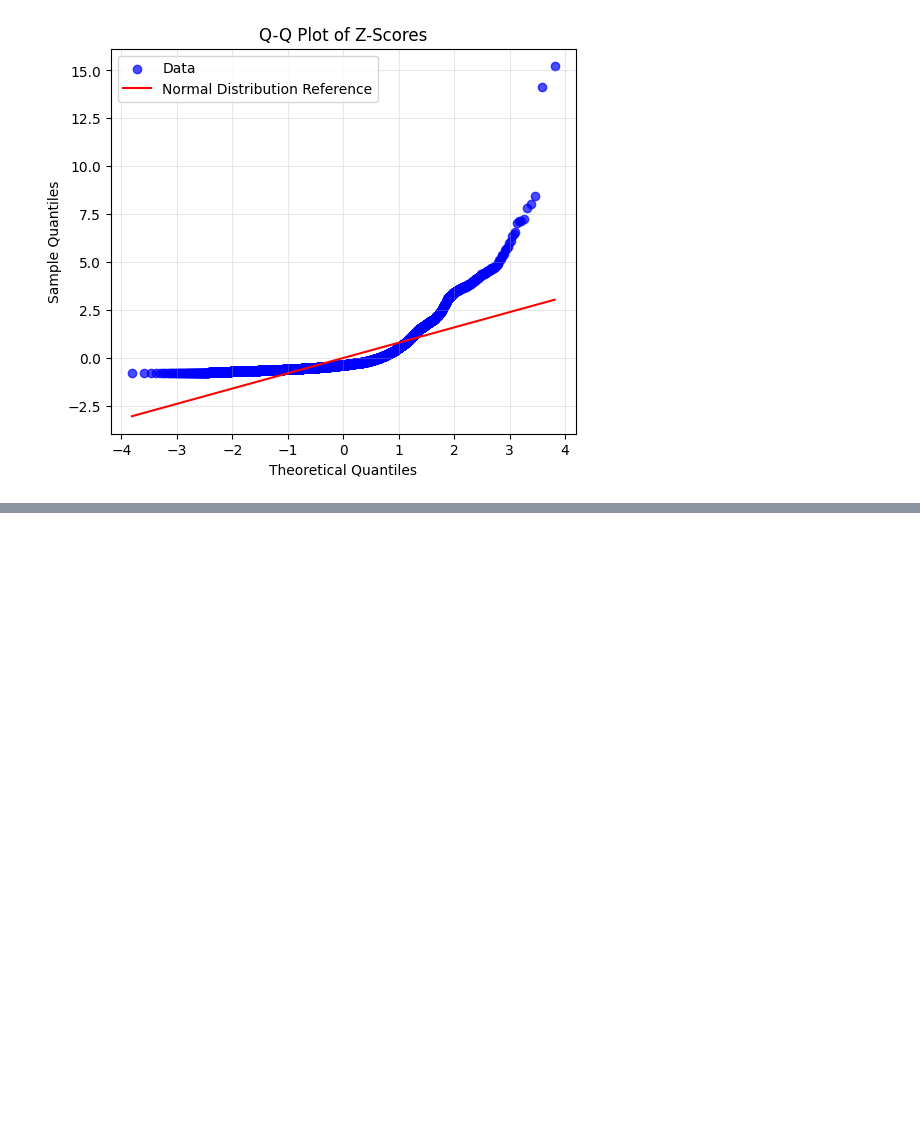
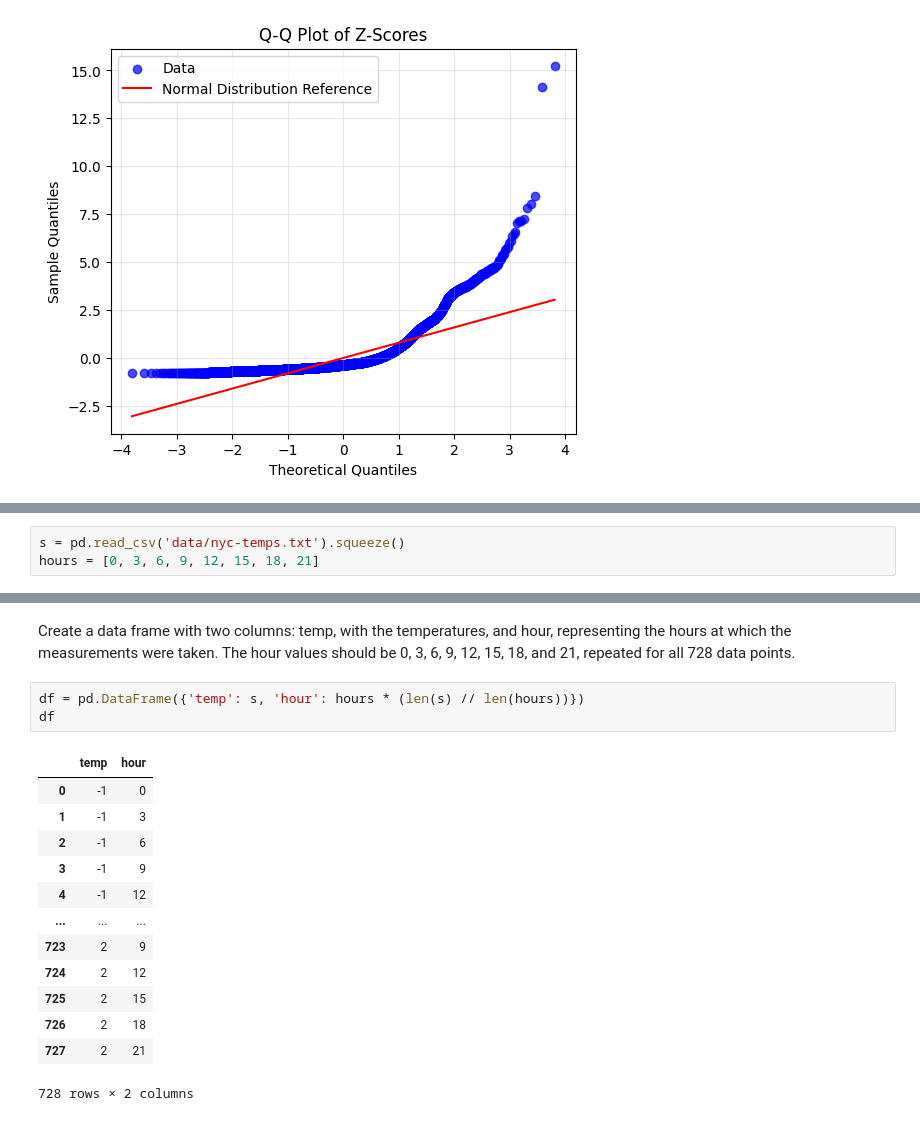
Before and after one commit to valatwork/excel-with-python-and-r, a Jupyter notebook: project/006P-workout-2.ipynb, the cells around one changed output, grey strips where cells are left out. Saved outputs shown, nothing was run; the diff lists cells and outputs as text; blank space fills up the shorter version.

```diff
--- a/project/006P-workout-2.ipynb
+++ b/project/006P-workout-2.ipynb
@@ -502,0 +505,3 @@ plt.show()
+# %%
+s = pd.read_csv('data/nyc-temps.txt').squeeze()
+hours = [0, 3, 6, 9, 12, 15, 18, 21]
@@ -502,0 +519,20 @@ plt.show()
+# %% [markdown]
+Create a data frame with two columns: temp, with the temperatures, and hour, representing the hours at which the measurements were taken.
+The hour values should be 0, 3, 6, 9, 12, 15, 18, and 21, repeated for all 728 data points.
+# %%
+df = pd.DataFrame({'temp': s, 'hour': hours * (len(s) // len(hours))})
+df
+# %% [output]
+|  | temp | hour |
+| 0 | -1 | 0 |
+| 1 | -1 | 3 |
+| 2 | -1 | 6 |
+| 3 | -1 | 9 |
+| 4 | -1 | 12 |
+| ... | ... | ... |
+| 723 | 2 | 9 |
+| 724 | 2 | 12 |
+| 725 | 2 | 15 |
+| 726 | 2 | 18 |
+| 727 | 2 | 21 |
+728 rows × 2 columns
```
Also changed, not shown: parts of 25 cells of this notebook.
